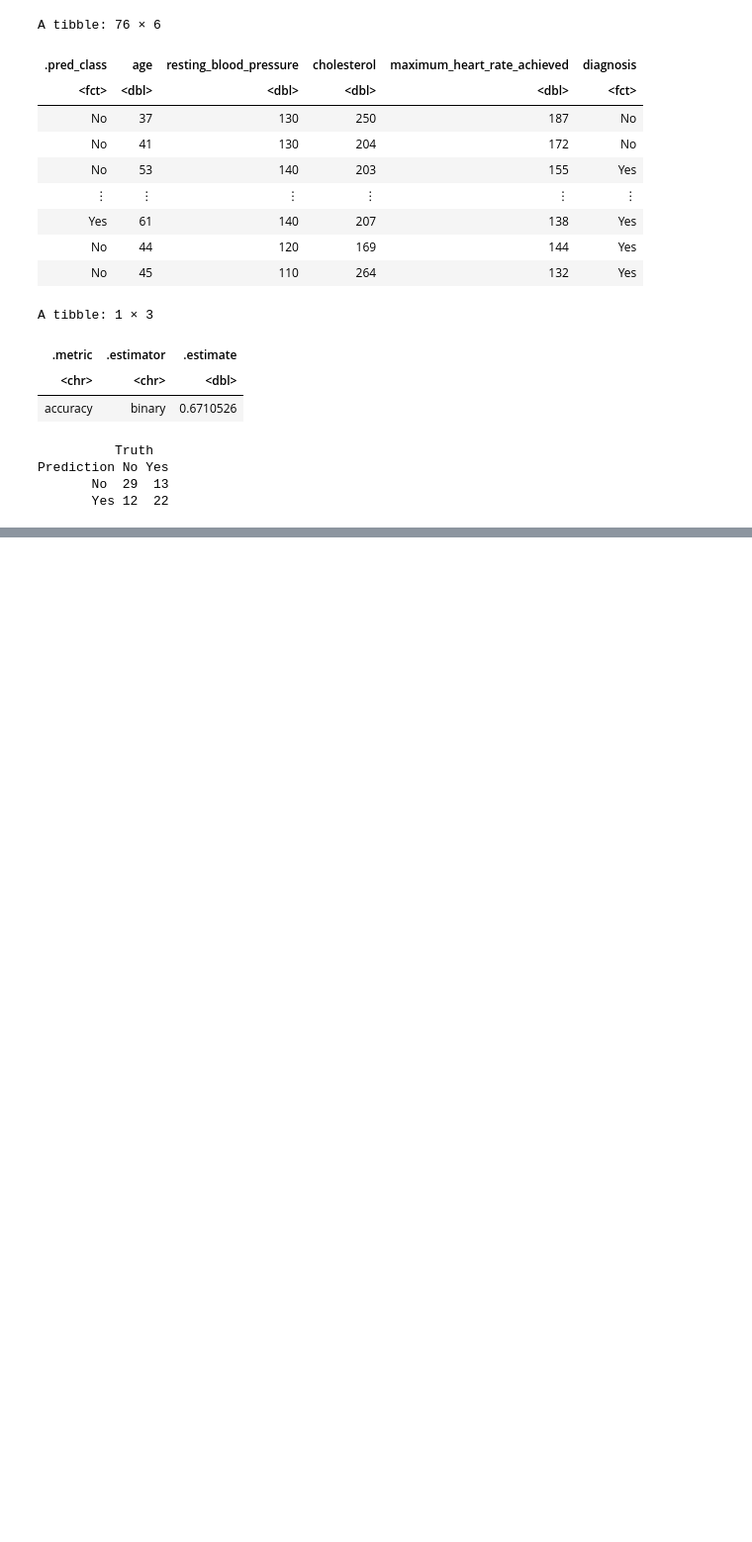
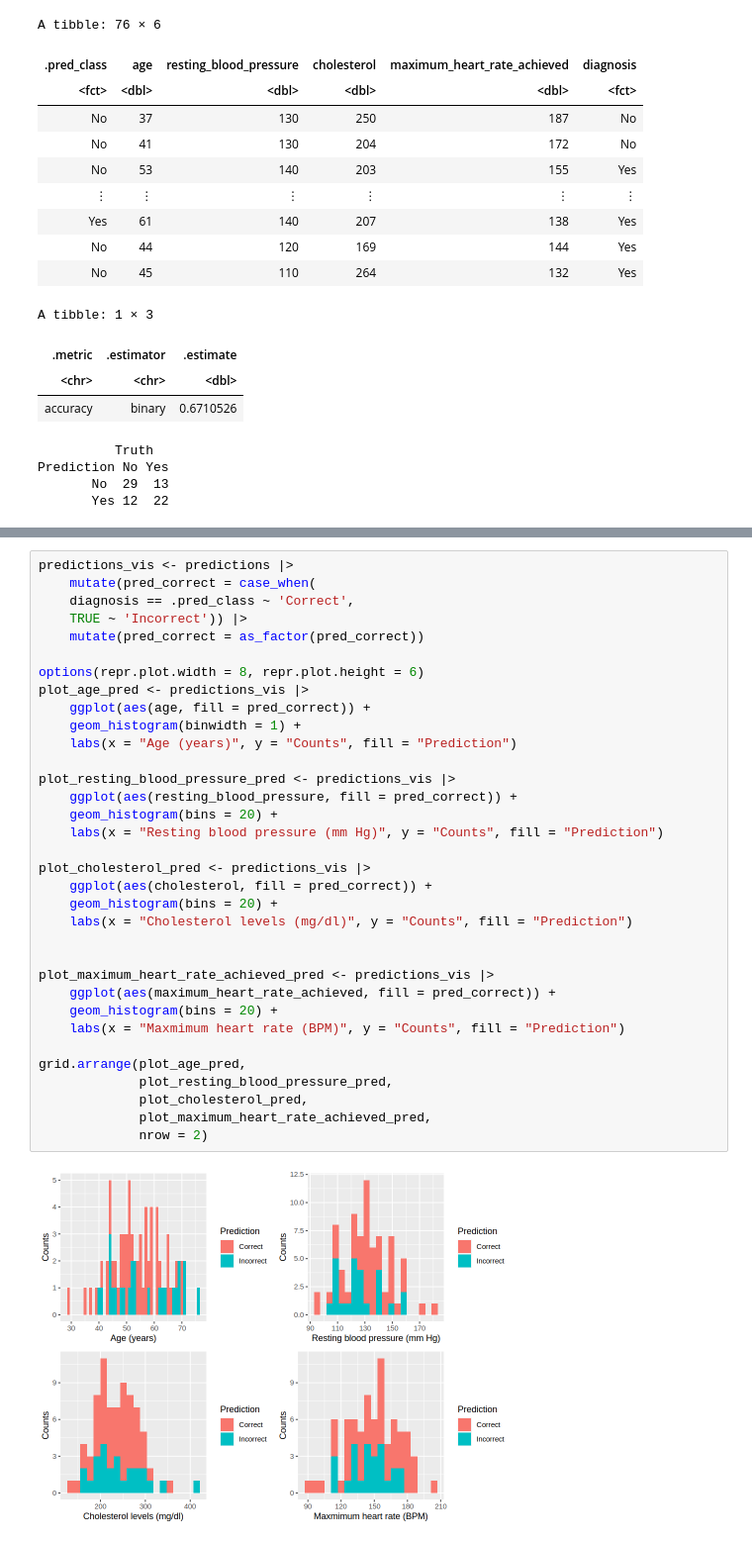
Before and after one commit to GloriaYi/dsci-100-2023w1-group41, a Jupyter notebook: Report.ipynb, the cells around one changed output, grey strips where cells are left out. Shown at 99% size. Cells and saved outputs as stored; diff of their text form; blank space fills up the shorter version.

```diff
--- a/Report.ipynb
+++ b/Report.ipynb
@@ -403,0 +374,36 @@ Prediction No Yes
+# %%
+predictions_vis <- predictions |>
+    mutate(pred_correct = case_when(
+    diagnosis == .pred_class ~ 'Correct',
+    TRUE ~ 'Incorrect')) |>
+    mutate(pred_correct = as_factor(pred_correct))
+
+options(repr.plot.width = 8, repr.plot.height = 6)
+plot_age_pred <- predictions_vis |>
+    ggplot(aes(age, fill = pred_correct)) +
+    geom_histogram(binwidth = 1) +
+    labs(x = "Age (years)", y = "Counts", fill = "Prediction")
+
+plot_resting_blood_pressure_pred <- predictions_vis |>
+    ggplot(aes(resting_blood_pressure, fill = pred_correct)) +
+    geom_histogram(bins = 20) +
+    labs(x = "Resting blood pressure (mm Hg)", y = "Counts", fill = "Prediction")
+
+plot_cholesterol_pred <- predictions_vis |>
+    ggplot(aes(cholesterol, fill = pred_correct)) +
+    geom_histogram(bins = 20) +
+    labs(x = "Cholesterol levels (mg/dl)", y = "Counts", fill = "Prediction")
+
+
+plot_maximum_heart_rate_achieved_pred <- predictions_vis |>
+    ggplot(aes(maximum_heart_rate_achieved, fill = pred_correct)) +
+    geom_histogram(bins = 20) +
+    labs(x = "Maxmimum heart rate (BPM)", y = "Counts", fill = "Prediction")
+
+grid.arrange(plot_age_pred,
+             plot_resting_blood_pressure_pred,
+             plot_cholesterol_pred,
+             plot_maximum_heart_rate_achieved_pred,
+             nrow = 2)
+# %% [output]
+[figure, added]
```
Also changed, not shown: parts of 8 cells of this notebook.
